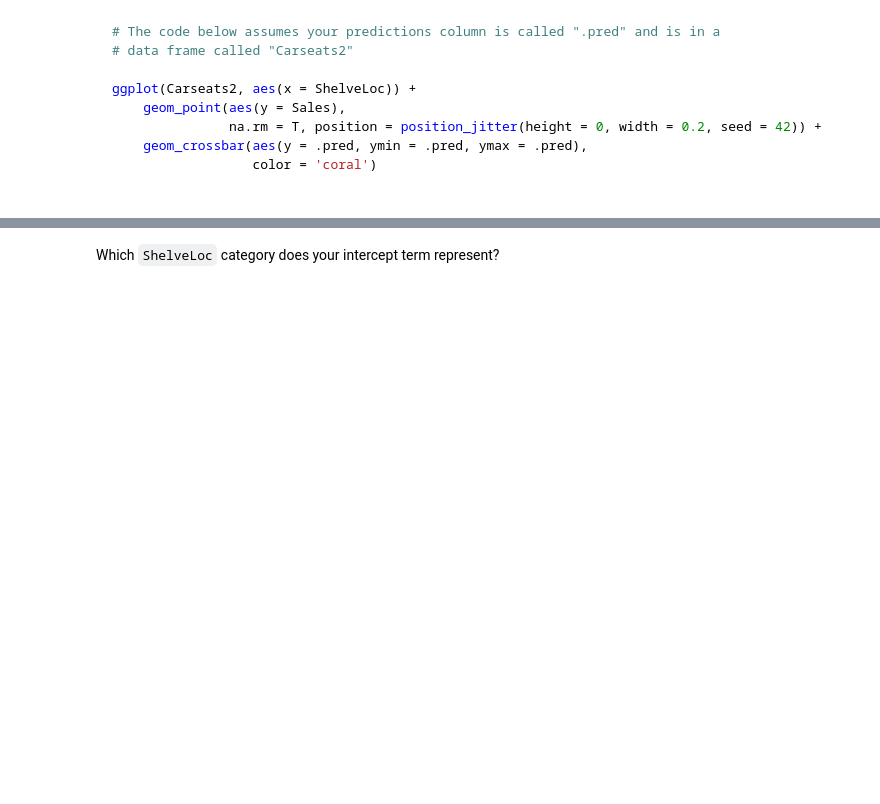
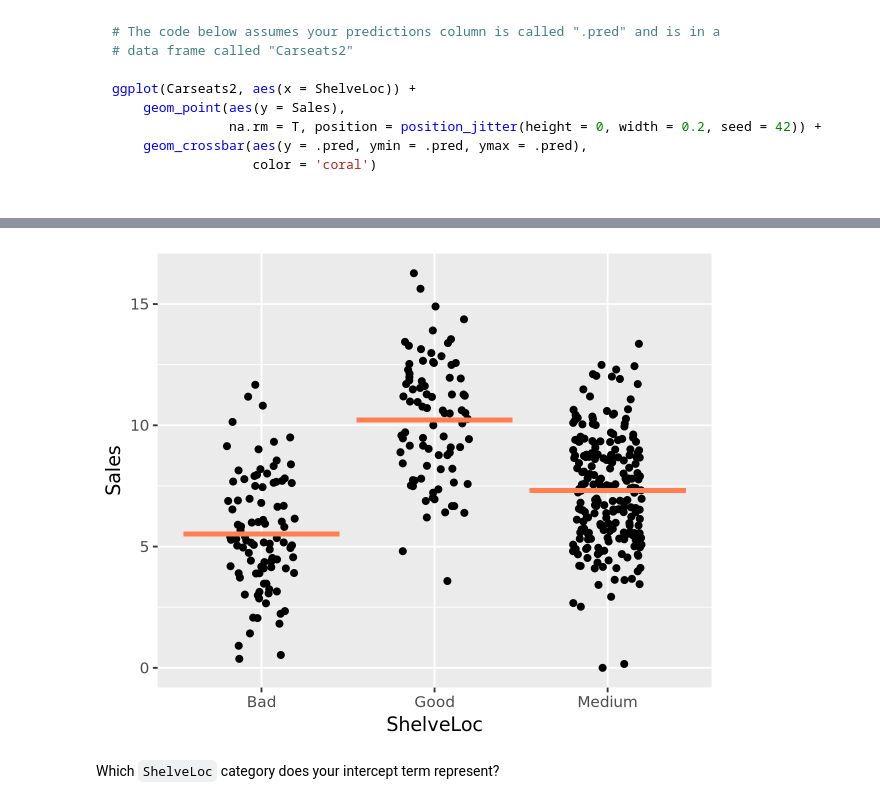
Before and after one commit to UNC-DATA-730/unit-3-assignment-banananna17, a Jupyter notebook: assignment3.ipynb, the cells around one changed output, grey strips where cells are left out. Saved outputs shown, nothing was run; the diff lists cells and outputs as text; code cells hidden in the pictures; blank space fills up the shorter version.

````diff
--- a/assignment3.ipynb
+++ b/assignment3.ipynb
@@ -187,3 +285,7 @@ ggplot(Carseats2, aes(x = ShelveLoc)) +
                   color = 'coral')
 
 ```
+# %%
+mod_fit3 = mod |> fit(Sales ~ ShelveLoc, data = Carseats)
+
+tidy(mod_fit3)
@@ -189,0 +299,4 @@ ggplot(Carseats2, aes(x = ShelveLoc)) +
+# %%
+Carseats2 = augment(mod_fit3, Carseats)
+
+glimpse(Carseats2)
@@ -190,3 +319,11 @@ ggplot(Carseats2, aes(x = ShelveLoc)) +
+# %%
+ggplot(Carseats2, aes(x = ShelveLoc)) +
+    geom_point(aes(y = Sales),
+               na.rm = T, position = position_jitter(height = 0, width = 0.2, seed = 42)) +
+    geom_crossbar(aes(y = .pred, ymin = .pred, ymax = .pred),
+                  color = 'coral')
+# %% [output]
+[figure, added]
 # %% [markdown]
 Which `ShelveLoc` category does your intercept term represent?
 # %% [markdown]
````
Also changed, not shown: parts of 16 cells of this notebook.
